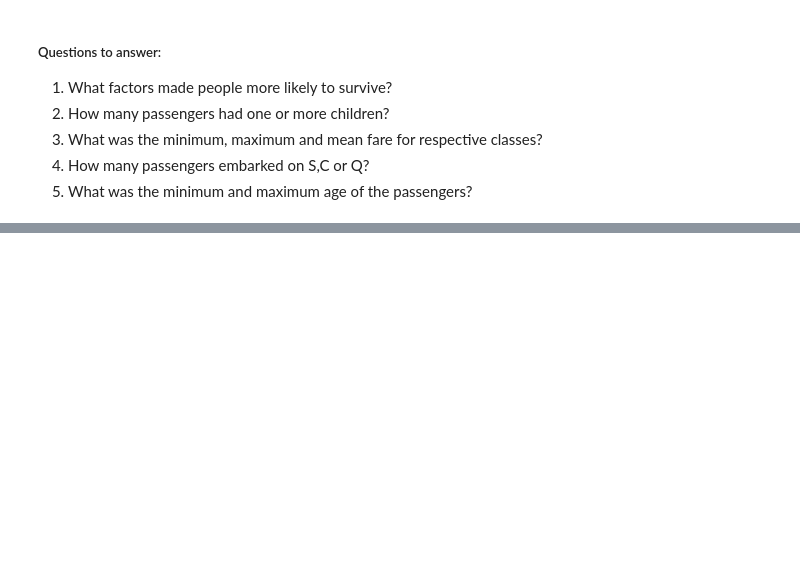
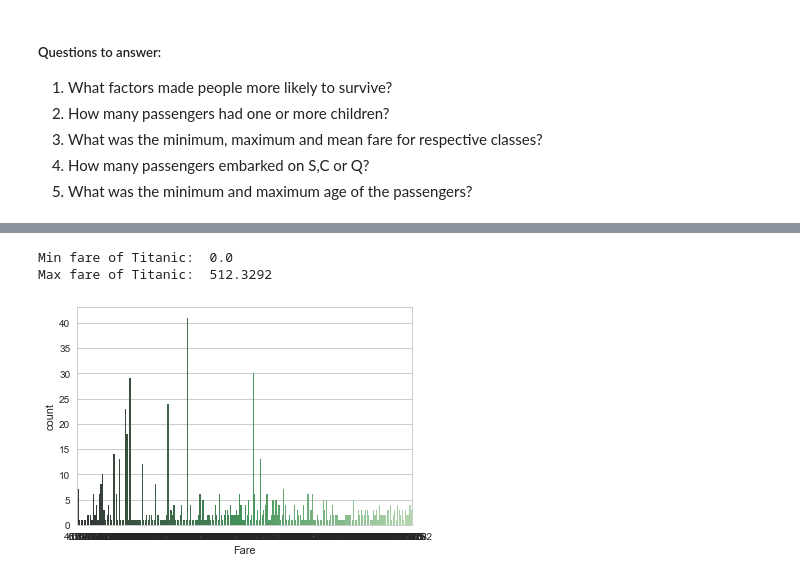
Before and after one commit to ashwanijha04/Data_Analysis, a Jupyter notebook: Titanic Data Analysis.ipynb, the cells around one changed output, grey strips where cells are left out. Saved outputs shown, nothing was run; the diff lists cells and outputs as text; code cells hidden in the pictures; blank space fills up the shorter version.

```diff
--- a/Titanic Data Analysis.ipynb
+++ b/Titanic Data Analysis.ipynb
@@ -45 +95,12 @@ for value in new_data['Embarked']:
+# %%
+max_fare = new_data['Fare'].max()
+min_fare = new_data['Fare'].min()
+mean_fare = new_data['Age'].mean()
+print "Min fare of Titanic: ", min_fare
+print "Max fare of Titanic: ", max_fare
+sns.countplot(x="Fare", data=new_data, palette="Greens_d");
+# %% [output]
+Min fare of Titanic:  0.0
+Max fare of Titanic:  512.3292
+[figure, added]
 # %%
```
Also changed, not shown: parts of 14 cells of this notebook.
